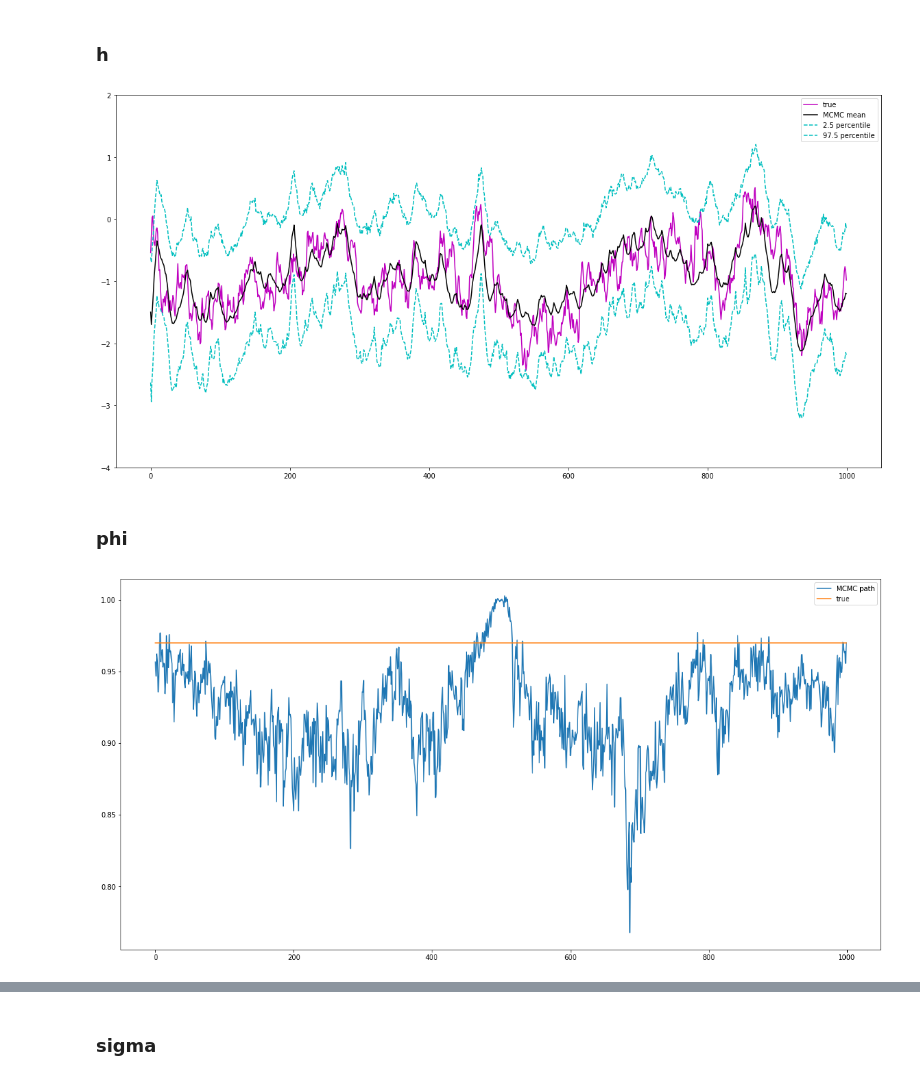
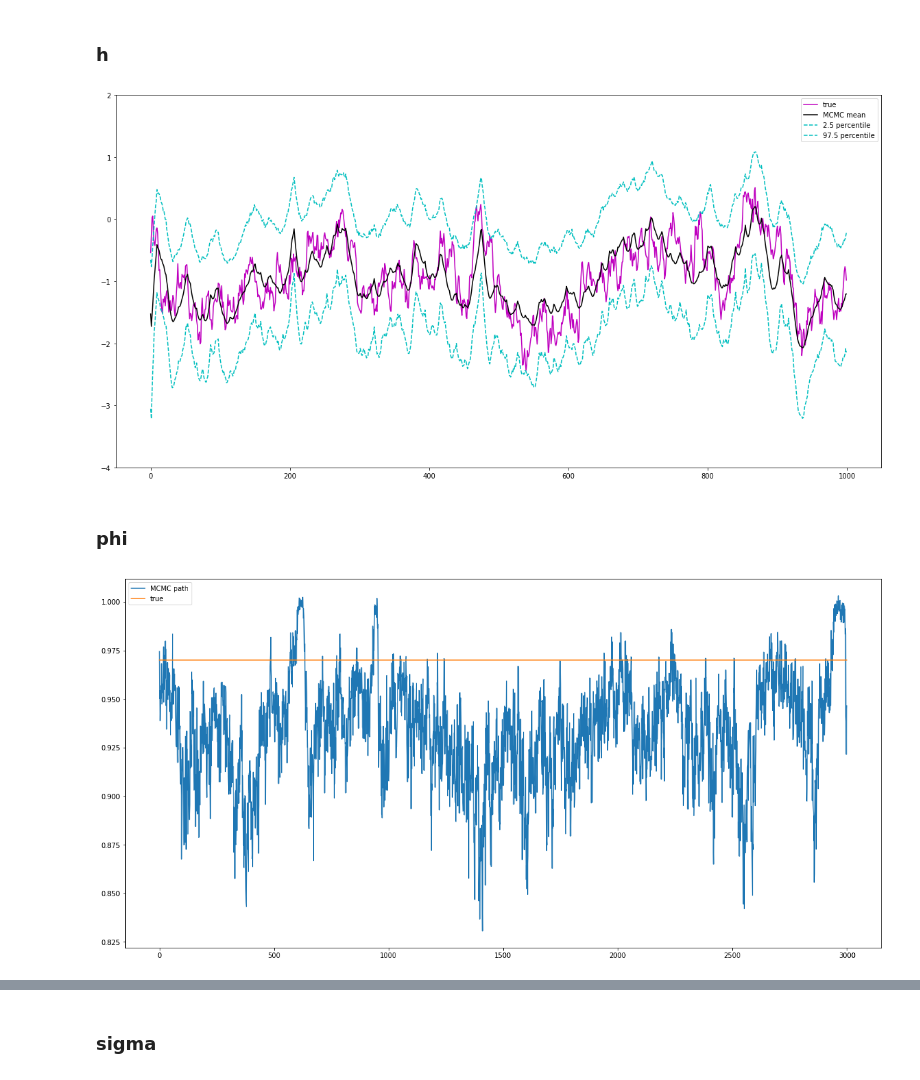
Before and after one commit to keiikegami/BayesHW9-10, a Jupyter notebook: HW10.ipynb, the cells around one changed output, grey strips where cells are left out. Cells and saved outputs as stored; diff of their text form; code cells hidden in the pictures.

```diff
--- a/HW10.ipynb
+++ b/HW10.ipynb
@@ -60,7 +60,7 @@ np.random.seed(12)
 vy = pd.read_csv("sv_simdataHW10.csv").values[0][1:]
 nT = vy.shape[0]
 vy_star = np.array([np.log(i**2) for i in vy])
-nsim = 2000
+nsim = 5000
 dC0 = 2
 
 # priors
@@ -72,7 +72,7 @@ dmp = 0.9
 dCp = 0.1
 ## sigma
 da0 = 5/2
-db0 = 0.01
+db0 = 0.05/2
 
 # mixture setup
 nK = 10
@@ -129,7 +129,7 @@ for i in range(nsim):
 
 
     # sampling mu
-    '''
+
     vh = [i + dmu for i in vh_star]
     S4 = np.sum([vh[i] - dphi*vh[i-1] for i in range(1, nT+1)])
     delta = (vh[0] + dC0*(1-dphi)*S4)/(1 + dC0*nT*(1-dphi)**2)
@@ -142,13 +142,13 @@ for i in range(nsim):
     vh = [i + dmu for i in vh_star]
     S4 = np.sum([vh[i] - dphi*vh[i-1] for i in range(1, nT+1)])
     S5 = np.sum([1/vv2_mix[s] for s in vs]) + (1 + dC0*nT*(1-dphi)**2)/dsig2*dC0
-    S6 = np.sum([(vy_star[t] - vm_mix[s] - vh_star[t])/vv2_mix[s] for t,s in enumerate(vs)]) + (vh[0] + dC0*(1-dphi)*S4)/dsig2*dC0
+    S6 = np.sum([(vy_star[t] - vm_mix[s] - vh_star[t+1])/vv2_mix[s] for t,s in enumerate(vs)]) + (vh[0] + dC0*(1-dphi)*S4)/dsig2*dC0
     delta = S6/S5
     eta2 = 1/S5
     dmmu = (delta * dCm + dmm * eta2)/(dCm + eta2)
     dCmu = dCm * eta2 / (dCm + eta2)
     dmu = np.random.normal(loc = dmmu, scale = np.sqrt(dCmu))
-
+    '''
 
     # sampling latent
     for t in range(nT):
@@ -170,26 +170,26 @@ for i in range(nsim):
 # %%
 df = pd.read_csv("sv_truevol10.csv")
 truevol = df.values[0][1:]
-nburn = 1000
+nburn = 2000
 
 result = np.zeros(nT)
 lquant = np.zeros(nT)
 uquant = np.zeros(nT)
 for t in range(nT):
     result[t] = np.mean(mh[nburn:, t])
     lquant[t] = np.percentile(mh[nburn:, t], 2.5)
     uquant[t] = np.percentile(mh[nburn:, t], 97.5)
 
 plt.figure(figsize=(20, 10))
 plt.plot(truevol, 'm' , label = 'true')
 plt.plot(result, 'k', label = 'MCMC mean')
 plt.plot(lquant, 'c--', label = '2.5 percentile')
 plt.plot(uquant, 'c--', label = '97.5 percentile')
 plt.ylim(-4, 2)
 plt.legend()
 plt.show()
 # %% [output]
-[figure, old version]
+[figure, new version]
 # %% [markdown]
 ### phi
 # %%
@@ -200,7 +200,7 @@ plt.plot(truephi, label = 'true')
 plt.legend()
 plt.show()
 # %% [output]
-[figure, old version]
+[figure, new version]
 # %%
 plt.figure(figsize=(20, 10))
 plt.hist(vphi[nburn:], bins = 100)
```
Also changed, not shown: parts of 5 cells of this notebook.
